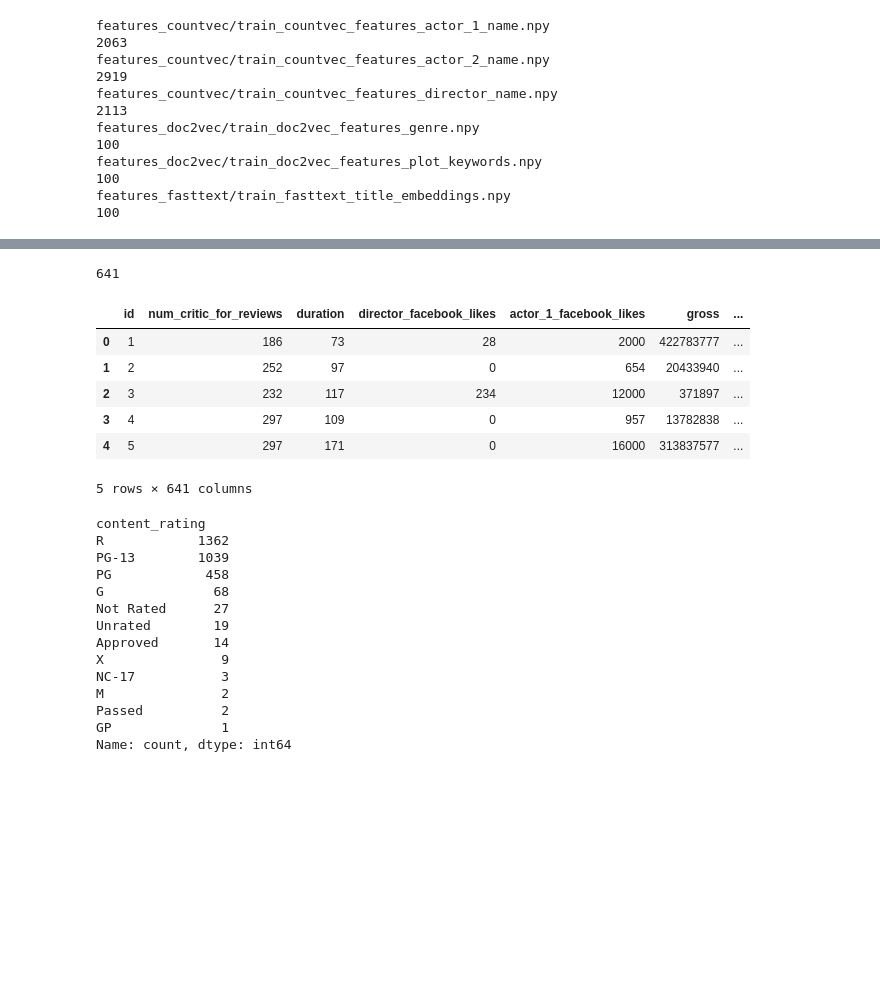
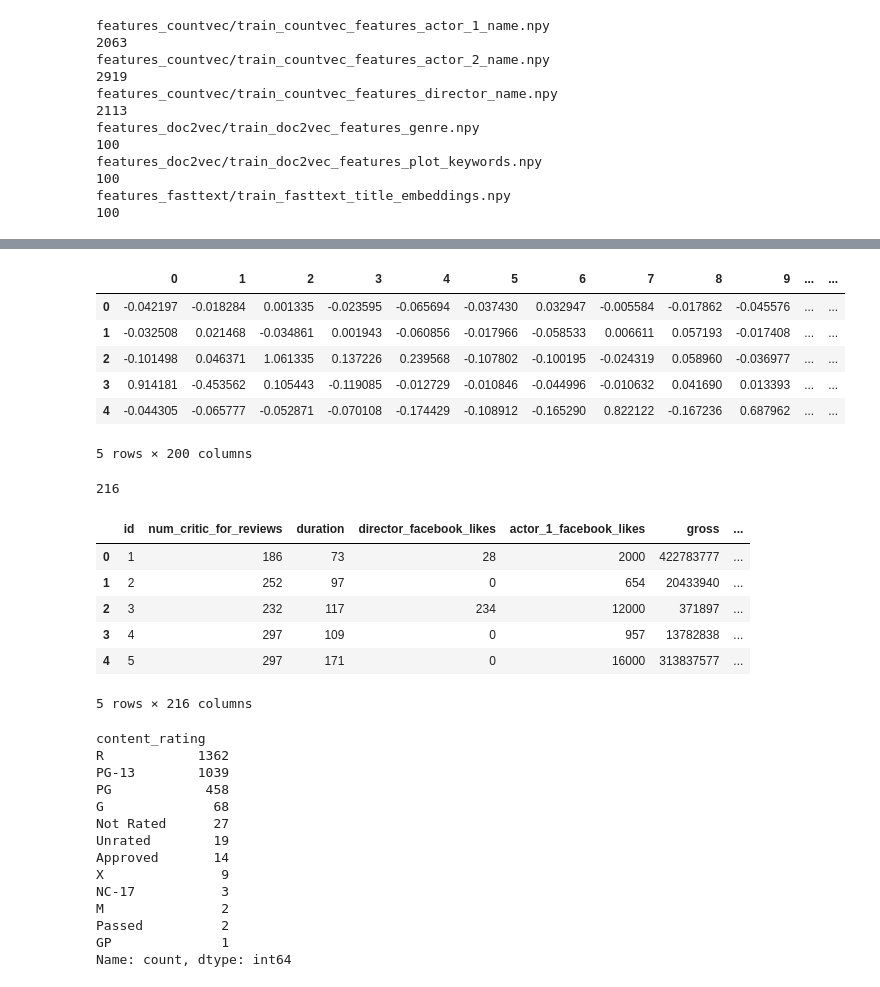
Before and after one commit to ZacLWilliams/Predict_Netflix_Rating, a Jupyter notebook: code.ipynb, the cells around one changed output, grey strips where cells are left out. Drawn from its saved outputs; the diff is of its cells as text; code cells hidden in the pictures; blank space fills up the shorter version.

```diff
--- a/code.ipynb
+++ b/code.ipynb
@@ -129,25 +133,51 @@ print(len(df_dir.columns))
+# %%
+# Implement PCA to cut down columns further
+from sklearn.decomposition import PCA
+
+pca = PCA(n_components=200)
+
+df_list = [df_act_1, df_act_2, df_dir, df_genre, df_keyword, df_title]
+train_pre_data = pd.concat(df_list, axis=1)
+
+columns = []
+for i in range(200):
+    columns.append(str(i))
+
+principalComponents = pca.fit_transform(train_pre_data)
+
+df_pca = pd.DataFrame(data=principalComponents, columns=columns)
+
+df_pca.head()
+# %% [output]
+|  | 0 | 1 | 2 | 3 | 4 | 5 | 6 | 7 | 8 | 9 | ... | ... |
+| 0 | -0.042197 | -0.018284 | 0.001335 | -0.023595 | -0.065694 | -0.037430 | 0.032947 | -0.005584 | -0.017862 | -0.045576 | ... | ... |
+| 1 | -0.032508 | 0.021468 | -0.034861 | 0.001943 | -0.060856 | -0.017966 | -0.058533 | 0.006611 | 0.057193 | -0.017408 | ... | ... |
+| 2 | -0.101498 | 0.046371 | 1.061335 | 0.137226 | 0.239568 | -0.107802 | -0.100195 | -0.024319 | 0.058960 | -0.036977 | ... | ... |
+| 3 | 0.914181 | -0.453562 | 0.105443 | -0.119085 | -0.012729 | -0.010846 | -0.044996 | -0.010632 | 0.041690 | 0.013393 | ... | ... |
+| 4 | -0.044305 | -0.065777 | -0.052871 | -0.070108 | -0.174429 | -0.108912 | -0.165290 | 0.822122 | -0.167236 | 0.687962 | ... | ... |
+5 rows × 200 columns
 # %%
 #test_pre_data = pd.DataFrame()
 
-df_list = [df_act_1, df_act_2, df_dir, df_genre, df_keyword, df_title]
-train_pre_data = pd.concat(df_list, axis=1)
+#df_list = [df_act_1, df_act_2, df_dir, df_genre, df_keyword, df_title]
+#train_pre_data = pd.concat(df_list, axis=1)
 
 # Drop old columns and unnecessary columns
 titles = ['actor_1_name', 'actor_2_name', 'director_name', 'genres', 'plot_keywords', 'language', 'country',
             'title_embedding', 'movie_title', 'actor_3_name', 'actor_3_facebook_likes']
-train_new = pd.concat([train.drop(columns=titles), train_pre_data], axis=1)
+train_new = pd.concat([train.drop(columns=titles), df_pca], axis=1)
 
 print(len(train_new.columns))
 train_new.head()
 # %% [output]
-641
+216
 |  | id | num_critic_for_reviews | duration | director_facebook_likes | actor_1_facebook_likes | gross | ... |
 | 0 | 1 | 186 | 73 | 28 | 2000 | 422783777 | ... |
 | 1 | 2 | 252 | 97 | 0 | 654 | 20433940 | ... |
 | 2 | 3 | 232 | 117 | 234 | 12000 | 371897 | ... |
 | 3 | 4 | 297 | 109 | 0 | 957 | 13782838 | ... |
 | 4 | 5 | 297 | 171 | 0 | 16000 | 313837577 | ... |
-5 rows × 641 columns
+5 rows × 216 columns
 # %%
 # Remove less than 50
 train['content_rating'].value_counts()
```
Also changed, not shown: parts of 7 cells of this notebook.
